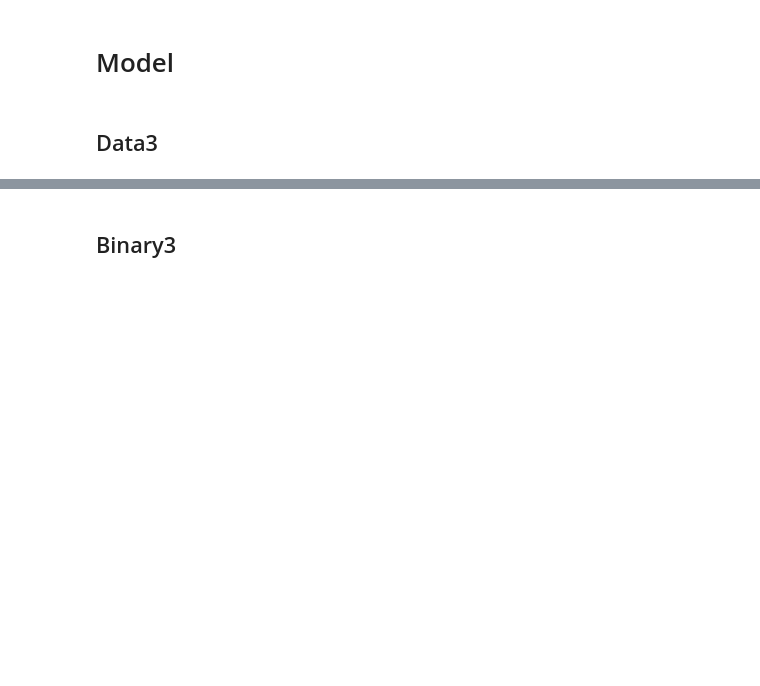
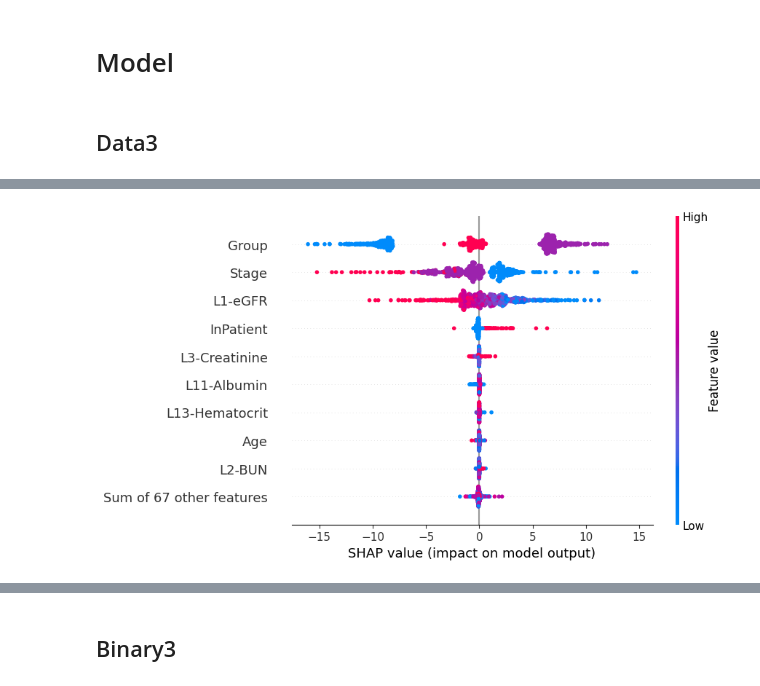
Before and after one commit to nxxk23/PROJECT, a Jupyter notebook: SlopesRF.ipynb, the cells around one changed output, grey strips where cells are left out. Saved outputs shown, nothing was run; the diff lists cells and outputs as text; code cells hidden in the pictures; blank space fills up the shorter version.

```diff
--- a/SlopesRF.ipynb
+++ b/SlopesRF.ipynb
@@ -868,0 +338,4 @@ Mean R-squared: 0.7465
+# %%
+shap.plots.beeswarm(shap_values)
+# %% [output]
+[figure, added]
```
Also changed, not shown: parts of 57 cells of this notebook.
